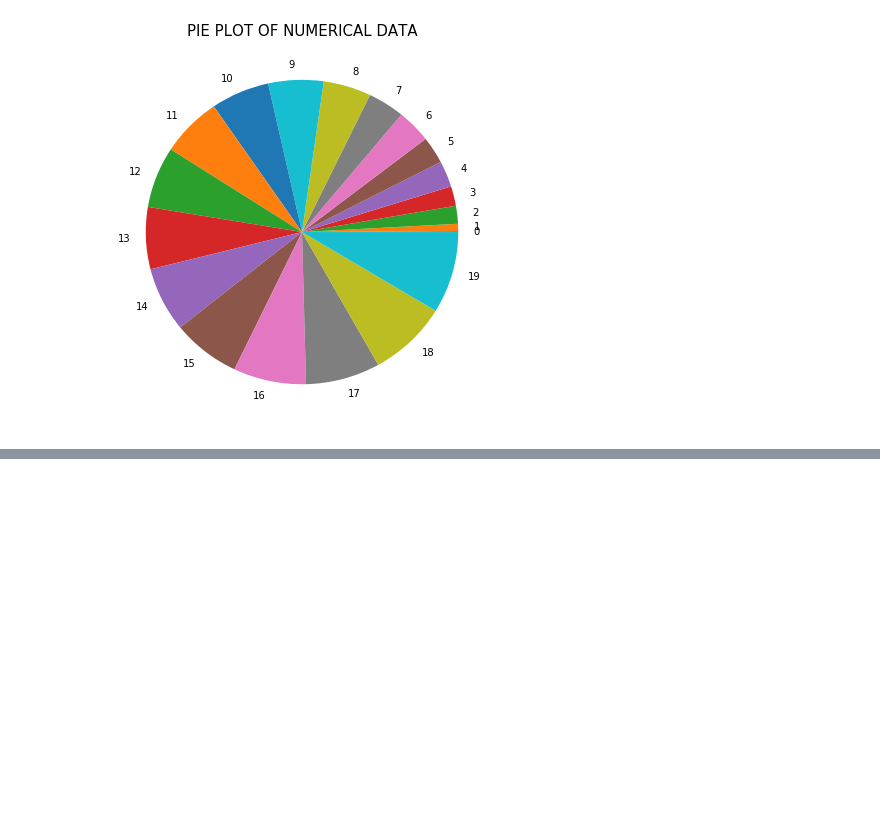
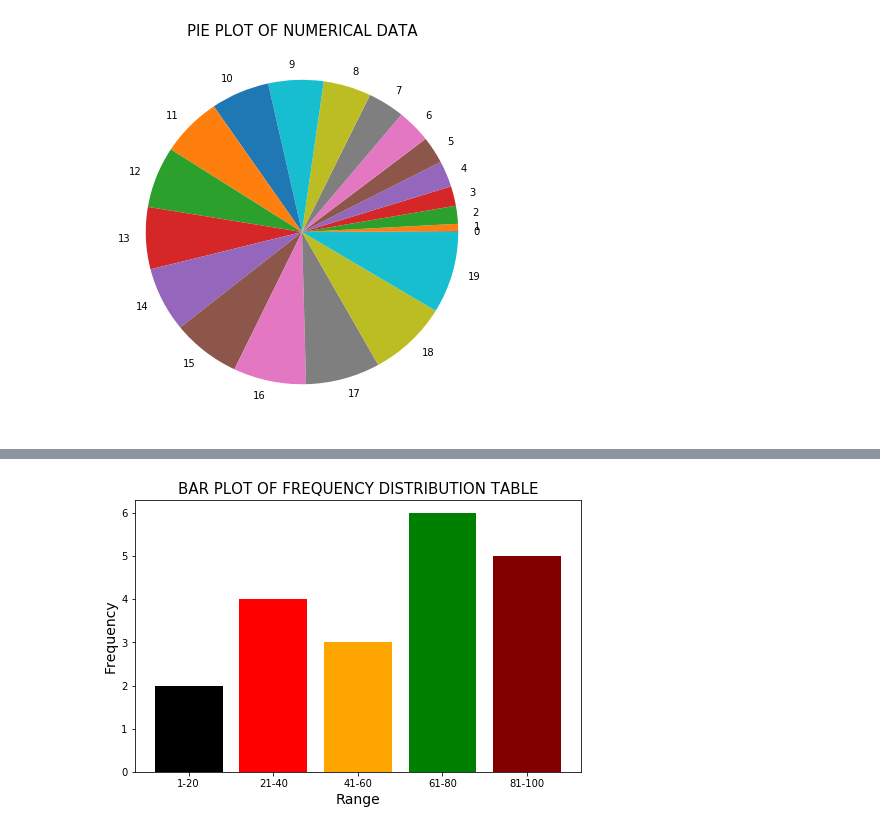
Before and after one commit to Salmankh3/Saylani_DS, a Jupyter notebook: Assignments/Assignment04/Numerical-01.ipynb, the cells around one changed output, grey strips where cells are left out. Drawn from its saved outputs; the diff is of its cells as text; code cells hidden in the pictures; blank space fills up the shorter version.

```diff
--- a/Assignments/Assignment04/Numerical-01.ipynb
+++ b/Assignments/Assignment04/Numerical-01.ipynb
@@ -67,0 +74,8 @@ plt.show()
+# %%
+data = pd.DataFrame({
+    "Interval Start":[1,21,41,61,81],
+    "Interval End":[20,40,60,80,100],
+    "Frequency":[nums[(nums["Numbers"]>=1) & (nums["Numbers"]<=20)].values.size,nums[(nums["Numbers"]>=21) & (nums["Numbers"]<=40)].values.size,nums[(nums["Numbers"]>=41) & (nums["Numbers"]<=60)].values.size,nums[(nums["Numbers"]>=61) & (nums["Numbers"]<=80)].values.size,nums[(nums["Numbers"]>=81) & (nums["Numbers"]<=100)].values.size]
+})
+
+data
@@ -67,0 +89,4 @@ plt.show()
+# %%
+tot_freq = data["Frequency"].sum()
+data["Rel_Freq"] = (data["Frequency"]/tot_freq)
+data["Rel_Freq_Percent"] = (data["Frequency"]/tot_freq)*100
@@ -67,0 +102,10 @@ plt.show()
+# %%
+plt.figure(figsize=(8,5))
+plt.bar(data.index,data.Frequency, color=["black","red","orange","green","maroon"])
+plt.xticks(np.arange(5),np.array(["1-20","21-40","41-60","61-80","81-100"]))
+plt.title("BAR PLOT OF FREQUENCY DISTRIBUTION TABLE", fontsize=15)
+plt.xlabel("Range",fontsize=14)
+plt.ylabel("Frequency",fontsize=14)
+plt.show()
+# %% [output]
+[figure, added]
```
Also changed, not shown: parts of 6 cells of this notebook.
